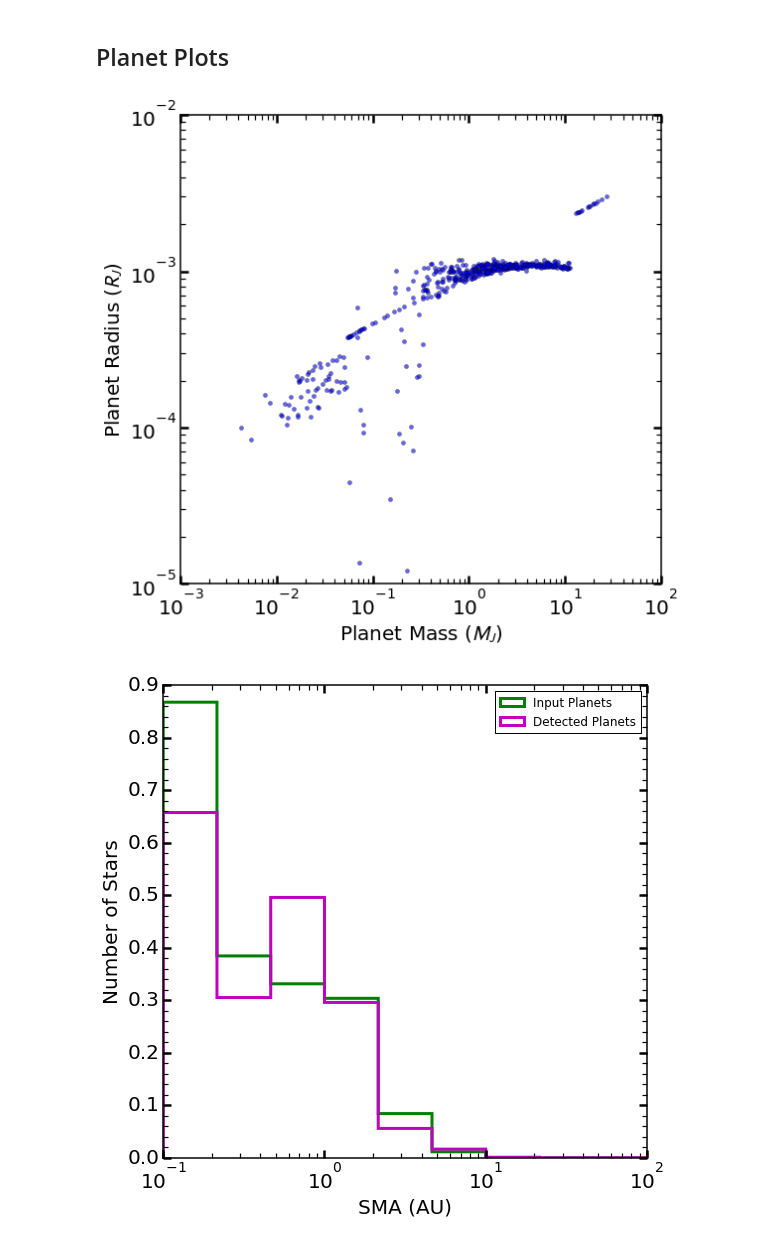
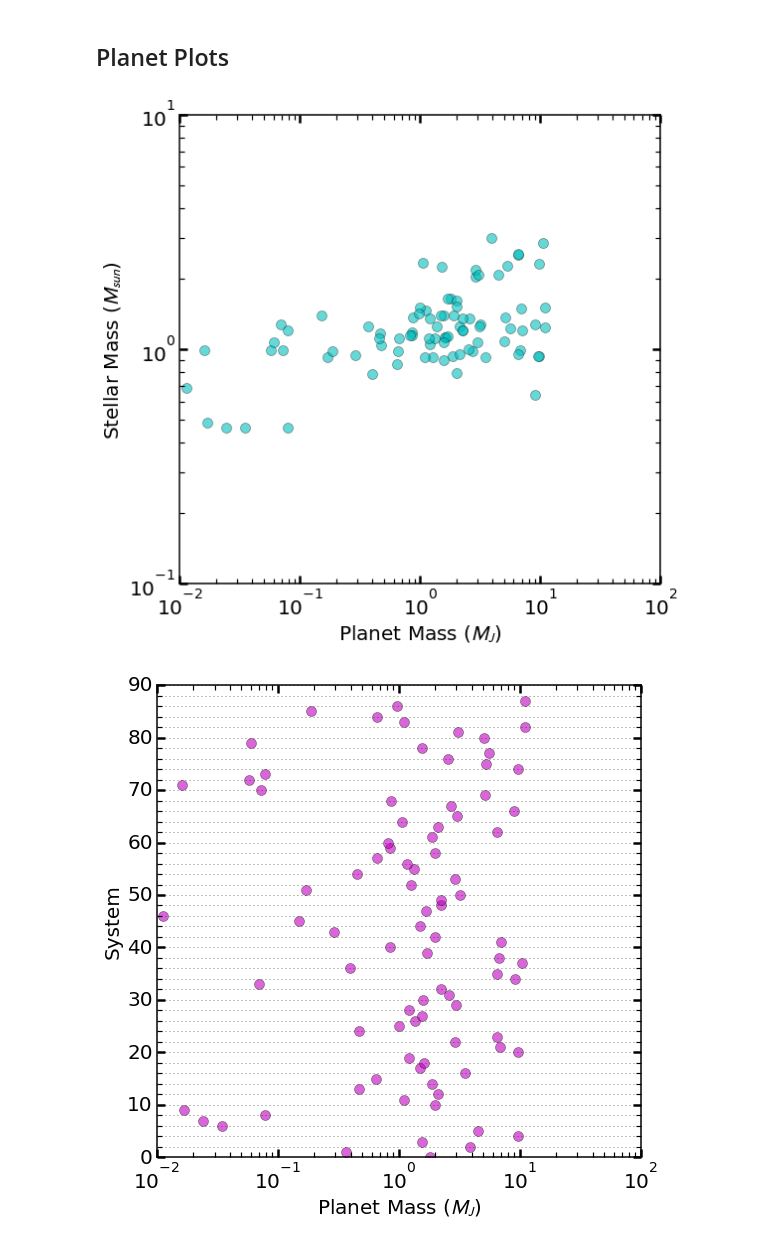
Before and after one commit to astropatel/EXOSIMS-Testing, a Jupyter notebook: EXOSIMS_outputs.ipynb, the cells around one changed output. Drawn from its saved outputs; the diff is of its cells as text; code cells hidden in the pictures.

```diff
--- a/EXOSIMS_outputs.ipynb
+++ b/EXOSIMS_outputs.ipynb
@@ -206,24 +367,28 @@ DRM[0]
+# %%
+AllSpecs = simr['AllSpecs']
+DRM = simr['DRM']
+DDRM = reformat_DRM(DRM)
 # %%
 Mprange = AllSpecs['Mprange']
 arange = AllSpecs['arange']
 
 # indices of targets observed in order including repeats
-target_obsind = np.array([dt['star_ind'] for dt in DRM])
+target_obsind = DDRM['star_ind']
 
 # indices of all planets detected for each star.
 try:
-    detind_pl = np.array([list(dt['plan_inds']) for dt in DRM])
-    detind_plc = np.concatenate(detind_pl).astype('int32')
+    detind_pl = DDRM['plan_inds']
+#    detind_pl = np.concatenate(detind_pl).astype('int32')
 except: print 'No planets detected?'
 
 #arrival time array
-arrival_time = np.array([dt['arrival_time'] for dt in DRM])
+arrival_time = DDRM['arrival_time']
 
 # angular distance of each detection ? mas
-#det_wa = np.array([dt['det_WA'] for dt in DRM])
+det_wa = DDRM['det_WA']
 
 # status of any detections
-det_status = np.array([dt['det_status'] for dt in DRM])
+det_status = DDRM['det_status']
 
 # detection of planets
 
@@ -308,38 +474,55 @@ logarange = np.log10(arange)
 smabins = np.logspace(logarange[0],logarange[1],10)
 massbins = np.linspace(.001,50,20)
 
+# PLANET MASS VS. STELLAR MASS
+kw = {'markersize':10,'color':'c','marker':'o','alpha':.6, 'label':'Generated Planets'}
+axp = scatterPlot(Mp[[DDRM['plan_inds']]]/Mj,sp['MsTrue'][DDRM['star_ind']],
+                  labels=('Planet Mass ($M_J$)','Stellar Mass ($M_{sun}$)'),
+                  xlog=True, ylog=True,**kw)
+
+# PLANET MASS VS. system
+system = np.arange(len(DDRM['plan_inds']))
+kw = {'markersize':10,'color':'m','marker':'o','alpha':.6, 'label':'Generated Planets'}
+axp = scatterPlot(Mp[[DDRM['plan_inds']]]/Mj,system,
+                  labels=('Planet Mass ($M_J$)','System'),
+                  xlog=True, ylog=False,**kw)
+axp.grid(which='both',axis='y')
+
+
 # MASS VS. RADIUS OF PLANETS
-kw = {'markersize':4,'color':'b','marker':'o','alpha':.6}
+kw = {'markersize':4,'color':'b','marker':'o','alpha':.6, 'label':'Generated Planets'}
 axp = scatterPlot(Mp/Mj,Rp/Rj,labels=('Planet Mass ($M_J$)','Planet Radius ($R_J$)'),
                   xlog=True, ylog=True,**kw)
+axp.plot(Mp[detind_pl]/Mj,Rp[detind_pl]/Rj,'ro',ms=5,mfc='none',mec='r', mew=3,label='Detected Planets')
+plt.legend()
 if save_plots: axp.savefig(os.path.join(dirsave,'planet_R_v_M_%s.png'%basesim))
 
 
 # HISTOGRAM OF SMA
 kw = {'histtype':'step','normed':True,'lw':3,'color':'g','label':'Input Planets'}
 axps = histPlot(sma,bins=smabins,labels=('SMA (AU)','Number of Stars'),
                 xlog=True,**kw)
 kw = {'histtype':'step','normed':True,'lw':3,'color':'m','label':'Detected Planets'}
-axps = histPlot(sma[detind_plc],smabins,axps,labels=('SMA (AU)','Number of Stars'),
+axps = histPlot(sma[detind_pl],smabins,axps,labels=('SMA (AU)','Number of Stars'),
                 xlog=True, **kw)
 plt.legend()
 if save_plots: axps.savefig(os.path.join(dirsave,'planet_SMA_distribution_%s.png'%basesim))
 
 
 # HISTOGRAM OF ECCENTRICITY
 kw = {'histtype':'step','lw':3,'color':'g','label':'Input Planets'}
 axe = histPlot(ecc,bins=ebins,labels=('eccentricity','Number of Stars'),**kw)
-axe.hist(ecc[detind_plc],bins=ebins,histtype='step',lw=3,color='m',label='Detected Planets');
+axe.hist(ecc[detind_pl],bins=ebins,histtype='step',lw=3,color='m',label='Detected Planets');
 plt.legend()
 if save_plots: axe.savefig(os.path.join(dirsave,'planet_ecc_distribution_%s.png'%basesim))
 
 # HISTOGRAM OF PLANET MASS
 kw = {'histtype':'step','lw':3,'color':'g','label':'Input Planets'}
 axps = histPlot(Mp/Mj,bins=massbins,
                 labels=(r'Planet Mass ($M_J$)','Number of Stars'),**kw)
-axps.hist(Mp[detind_plc]/Mj,bins=massbins,histtype='step',lw=3,color='magenta',label='Detected Planets');
+axps.hist(Mp[detind_pl]/Mj,bins=massbins,histtype='step',lw=3,color='magenta',label='Detected Planets');
 plt.legend()
 if save_plots:axps.savefig(os.path.join(dirsave,'planet_SMA_distribution_%s.png'%basesim))
 # %% [output]
-[figure, old version]
+[figure, new version]
-[figure, old version]
+[figure, new version]
```
Also changed, not shown: parts of 19 cells of this notebook, 1 other file.
